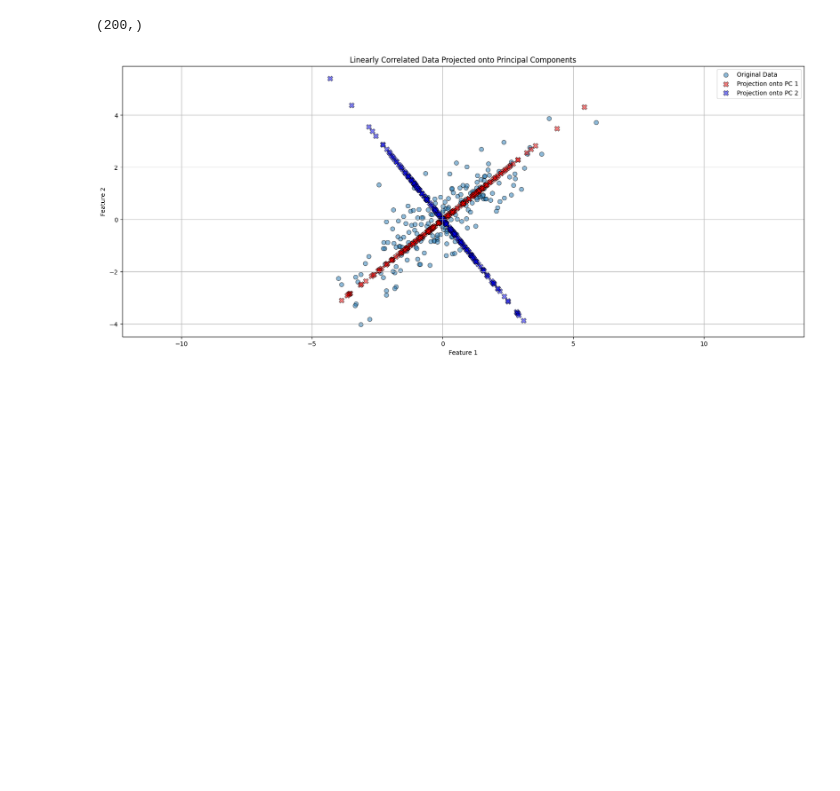
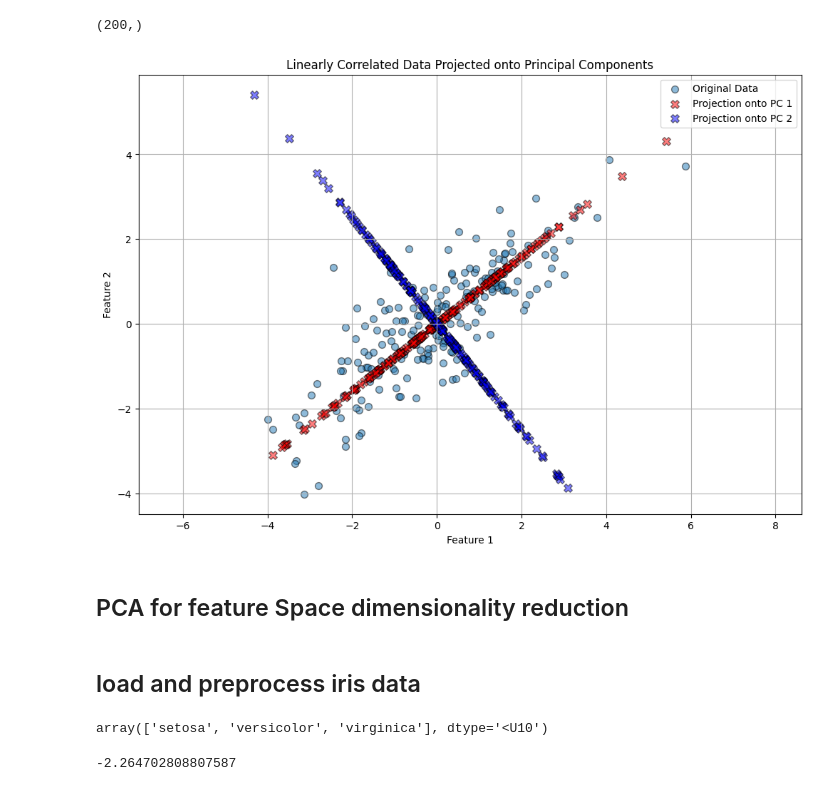
Before and after one commit to Tinonturja/MachineLearning, a Jupyter notebook: PCA.ipynb, the cells around one changed output. Cells and saved outputs as stored; diff of their text form; code cells hidden in the pictures; blank space fills up the shorter version.

```diff
--- a/PCA.ipynb
+++ b/PCA.ipynb
@@ -68,19 +68,23 @@ projection_pc1.shape
 # %% [output]
 (200,)
 # %%
-plt.figure(figsize = (20,8))
+plt.figure(figsize = (12,8))
 plt.scatter(X[:, 0], X[:,1], alpha = 0.5, ec = 'k', s = 50, label = 'Original Data')
 
 
 # plot the projections along pc` and pc2
 plt.scatter(x_pc1, y_pc1, c = 'r', ec = 'k', marker = 'X', s = 70, alpha = 0.5, label = 'Projection onto PC 1')
 plt.scatter(x_pc2, y_pc2, c = 'b', ec = 'k', marker = 'X', s = 70, alpha = 0.5, label = 'Projection onto PC 2')
 plt.title('Linearly Correlated Data Projected onto Principal Components', )
 plt.xlabel('Feature 1',)
 plt.ylabel('Feature 2',)
 plt.legend()
 plt.grid(True)
 plt.axis('equal')
 plt.show()
 # %% [output]
-[figure, old version]
+[figure, new version]
+# %% [markdown]
+## PCA for feature Space dimensionality reduction
+# %% [markdown]
+## load and preprocess iris data
@@ -86,0 +101,4 @@ plt.show()
+# %%
+target_names
+# %% [output]
+array(['setosa', 'versicolor', 'virginica'], dtype='<U10')
@@ -86,0 +109,4 @@ plt.show()
+# %%
+x_pca[0,0]
+# %% [output]
+-2.264702808807587
```
Also changed, not shown: parts of 4 cells of this notebook.
